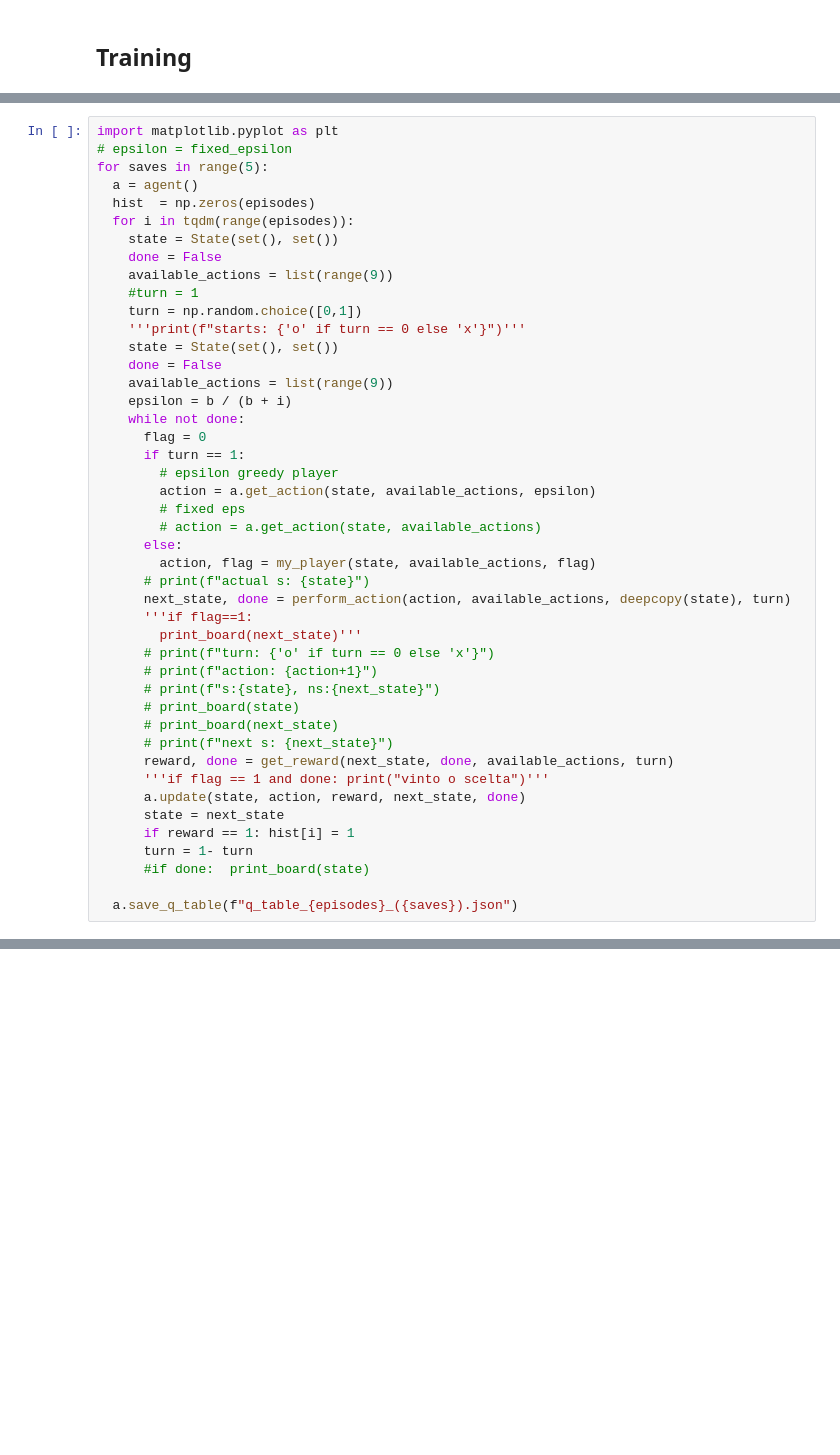
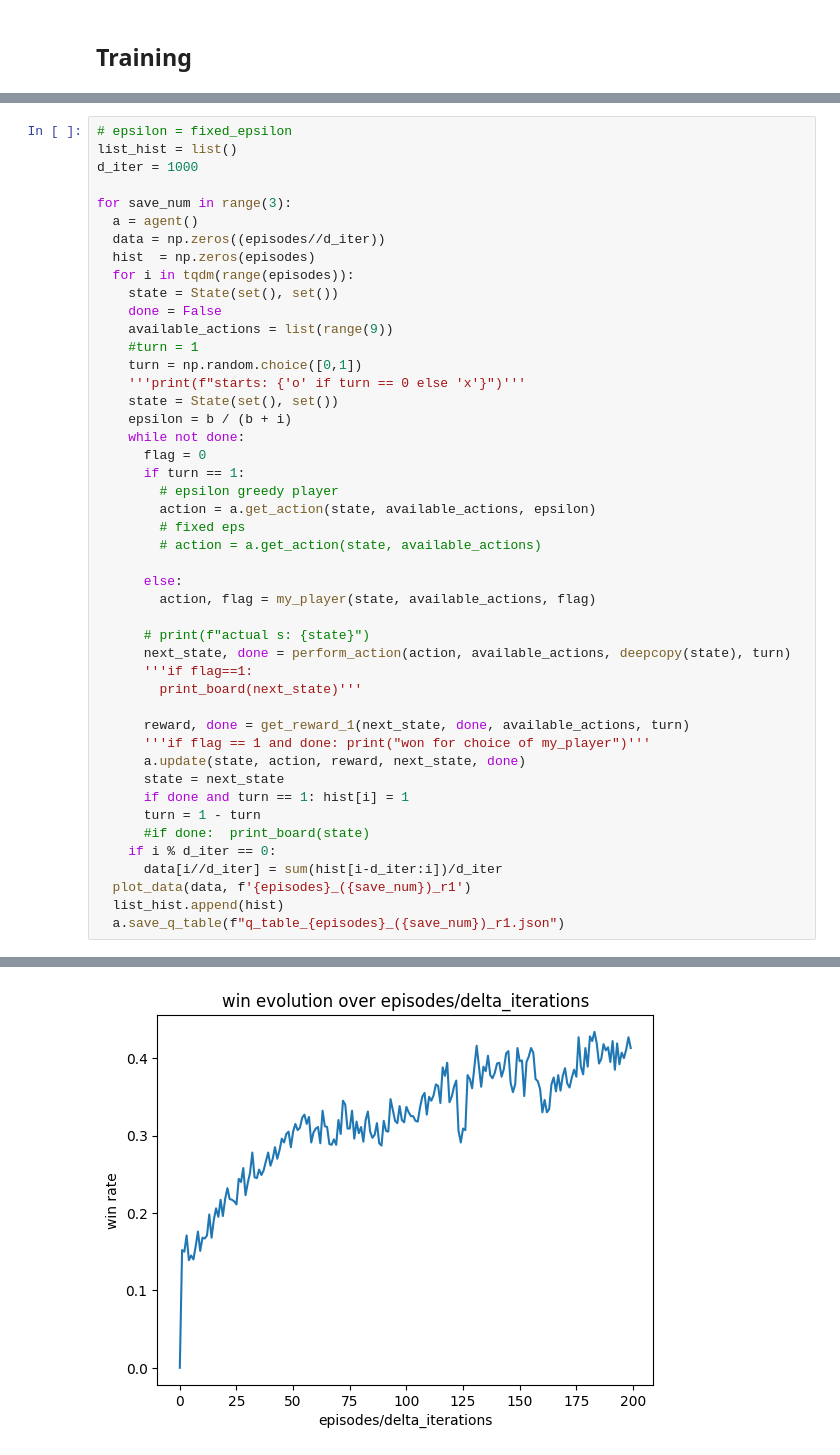
Before and after one commit to lorenzofezza00/CI_LABS, a Jupyter notebook: lab10/lab10.ipynb, the cells around one changed output, grey strips where cells are left out. Saved outputs shown, nothing was run; the diff lists cells and outputs as text; blank space fills up the shorter version.

```diff
--- a/lab10/lab10.ipynb
+++ b/lab10/lab10.ipynb
@@ -363,8 +403,11 @@ a.save_q_table(f"q_table_{episodes}_({saves}).json")
 # %%
-import matplotlib.pyplot as plt
 # epsilon = fixed_epsilon
-for saves in range(5):
+list_hist = list()
+d_iter = 1000
+
+for save_num in range(3):
   a = agent()
+  data = np.zeros((episodes//d_iter))
   hist  = np.zeros(episodes)
   for i in tqdm(range(episodes)):
     state = State(set(), set())
@@ -374,8 +417,6 @@ for saves in range(5):
     turn = np.random.choice([0,1])
     '''print(f"starts: {'o' if turn == 0 else 'x'}")'''
     state = State(set(), set())
-    done = False
-    available_actions = list(range(9))
     epsilon = b / (b + i)
     while not done:
       flag = 0
@@ -384,24 +425,25 @@ for saves in range(5):
         action = a.get_action(state, available_actions, epsilon)
         # fixed eps
         # action = a.get_action(state, available_actions)
+
       else:
         action, flag = my_player(state, available_actions, flag)
+
       # print(f"actual s: {state}")
       next_state, done = perform_action(action, available_actions, deepcopy(state), turn)
       '''if flag==1:
         print_board(next_state)'''
-      # print(f"turn: {'o' if turn == 0 else 'x'}")
-      # print(f"action: {action+1}")
-      # print(f"s:{state}, ns:{next_state}")
-      # print_board(state)
-      # print_board(next_state)
-      # print(f"next s: {next_state}")
-      reward, done = get_reward(next_state, done, available_actions, turn)
-      '''if flag == 1 and done: print("vinto o scelta")'''
+
+      reward, done = get_reward_1(next_state, done, available_actions, turn)
+      '''if flag == 1 and done: print("won for choice of my_player")'''
       a.update(state, action, reward, next_state, done)
       state = next_state
-      if reward == 1: hist[i] = 1
-      turn = 1- turn
+      if done and turn == 1: hist[i] = 1
+      turn = 1 - turn
       #if done:  print_board(state)
-
-  a.save_q_table(f"q_table_{episodes}_({saves}).json")
+    if i % d_iter == 0:
+      data[i//d_iter] = sum(hist[i-d_iter:i])/d_iter
+  plot_data(data, f'{episodes}_({save_num})_r1')
+  list_hist.append(hist)
+  a.save_q_table(f"q_table_{episodes}_({save_num})_r1.json")
+# %% [output]
@@ -407,0 +451 @@ for saves in range(5):
+[figure, added]
```
Also changed, not shown: parts of 27 cells of this notebook, 36 other files.
